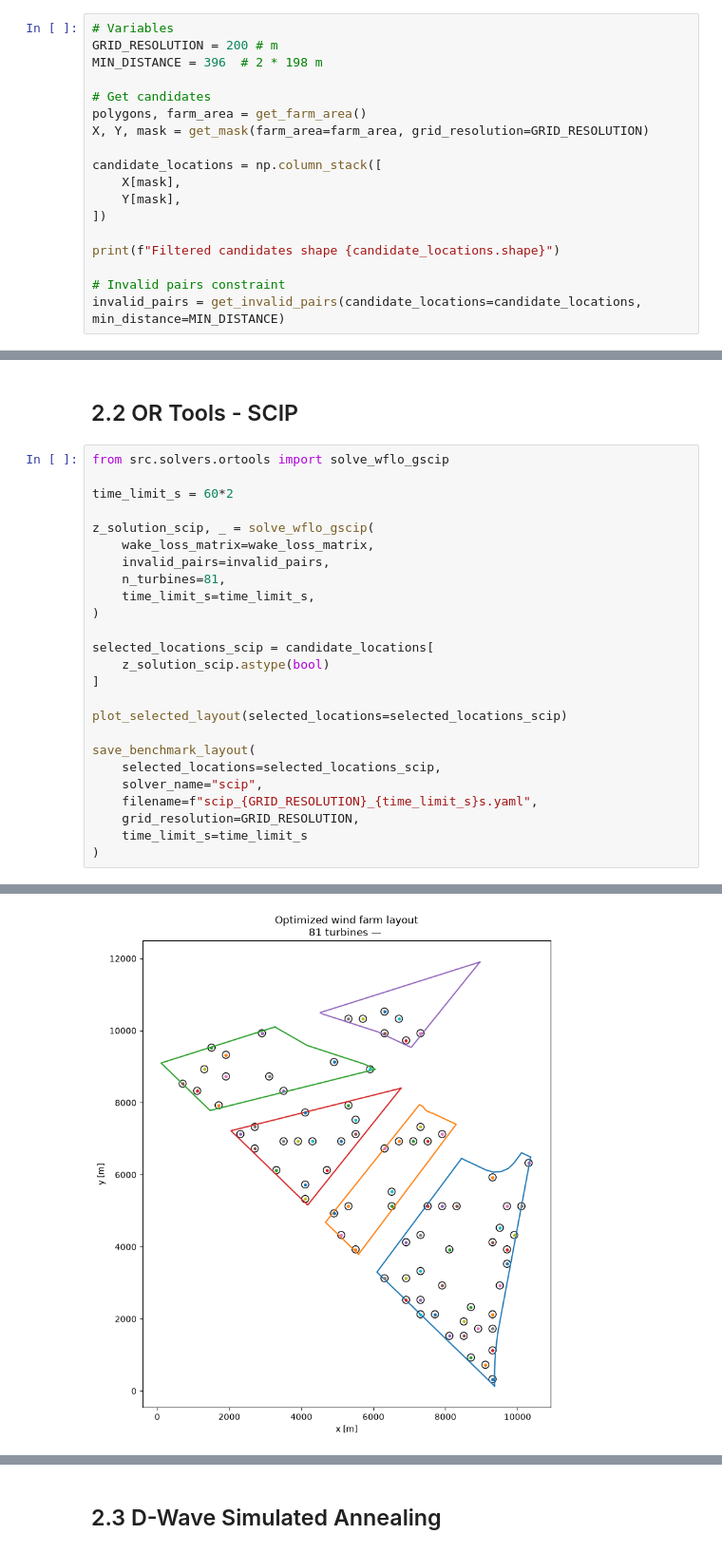
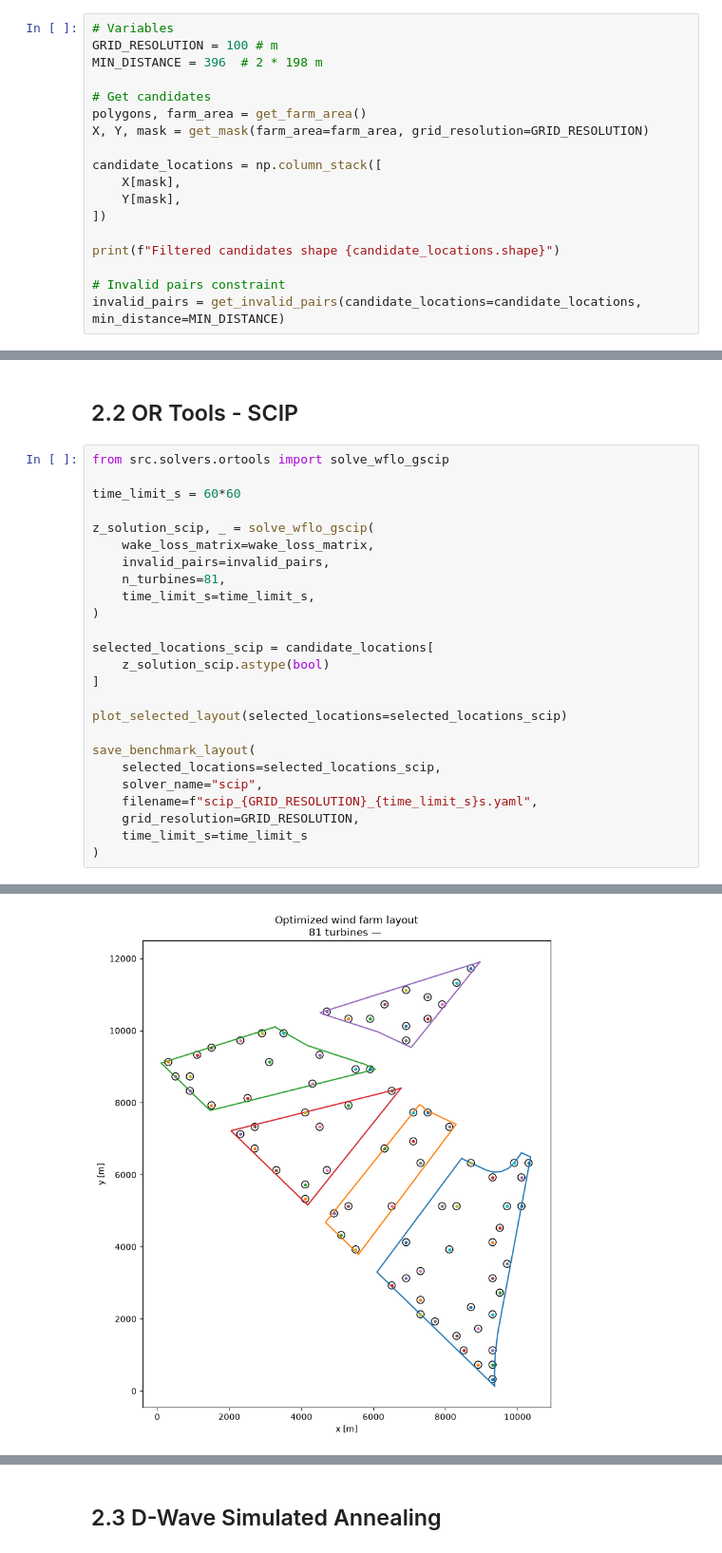
Before and after one commit to NickOLeeney/qubo-wind-farm-layout, a Jupyter notebook: notebooks/03_solve_qubo.ipynb, the cells around one changed output, grey strips where cells are left out. Shown at 95% size. Cells and saved outputs as stored; diff of their text form.

```diff
--- a/notebooks/03_solve_qubo.ipynb
+++ b/notebooks/03_solve_qubo.ipynb
@@ -16,7 +16,7 @@ from src.solvers.ortools import solve_wflo_cpsat
 from src.solvers.utils import save_benchmark_layout
 # %%
 # Variables
-GRID_RESOLUTION = 200 # m
+GRID_RESOLUTION = 100 # m
 MIN_DISTANCE = 396  # 2 * 198 m
 
 # Get candidates
@@ -87,7 +94,7 @@ save_benchmark_layout(
 # %%
 from src.solvers.ortools import solve_wflo_gscip
 
-time_limit_s = 60*2
+time_limit_s = 60*60
 
 z_solution_scip, _ = solve_wflo_gscip(
     wake_loss_matrix=wake_loss_matrix,
@@ -130 +137 @@ Pairwise wake loss: 1,161,169.577128
-[figure, old version]
+[figure, new version]
```
Also changed, not shown: parts of 5 cells of this notebook, 19 other files.
